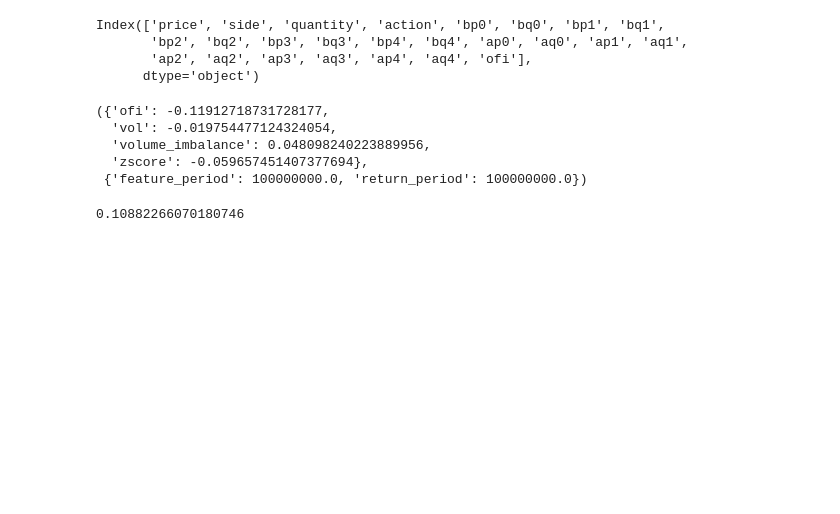
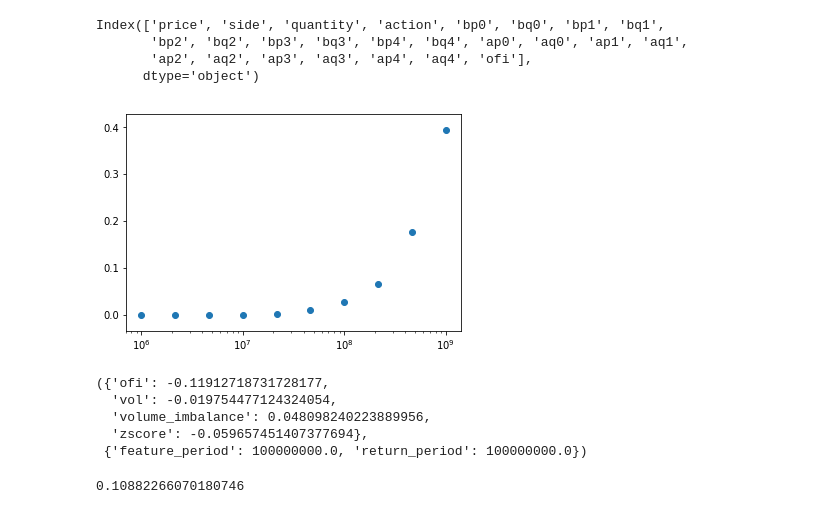
Before and after one commit to jjakimoto/Development, a Jupyter notebook: project/Order Flow Analysis.ipynb, the cells around one changed output. Cells and saved outputs as stored; diff of their text form; code cells hidden in the pictures; blank space fills up the shorter version.

```diff
--- a/project/Order Flow Analysis.ipynb
+++ b/project/Order Flow Analysis.ipynb
@@ -154,6 +154,14 @@ def calc_features_return_corr(df, feature_period, return_period):
     }
     return corrs, params
 
+
+def calc_return_ratio(df, period, th):
+    returns = calc_return(df, period)
+    returns = returns.dropna()
+    returns = returns.loc[~returns.index.duplicated(keep='last')]
+    ratio = returns.loc[np.abs(returns) >= th].shape[0] / returns.shape[0]
+    return ratio, period
+
 def multi_grid_execution(params_conf, task_func, default_params=None,
                          condition=None, num_threads=None):
     samples = grid_samples(params_conf, condition=condition)
@@ -165,6 +173,20 @@ def multi_grid_execution(params_conf, task_func, default_params=None,
         jobs.append(sample)
     output = process_jobs(jobs, num_threads=num_threads, task='task')
     return output
+# %%
+periods = np.logspace(6, 9, 10)
+ratios = []
+for period in periods:
+    ratio = calc_return_ratio(df, period, 15)[0]
+    ratios.append(ratio)
+# %%
+import matplotlib.pyplot as plt
+%matplotlib inline
+
+plt.scatter(periods, ratios)
+plt.xscale('log')
+# %% [output]
+[figure, added]
 # %%
 period = 1e8
 corrs = calc_features_return_corr(df, period, period)
```
Also changed, not shown: parts of 2 cells of this notebook.
